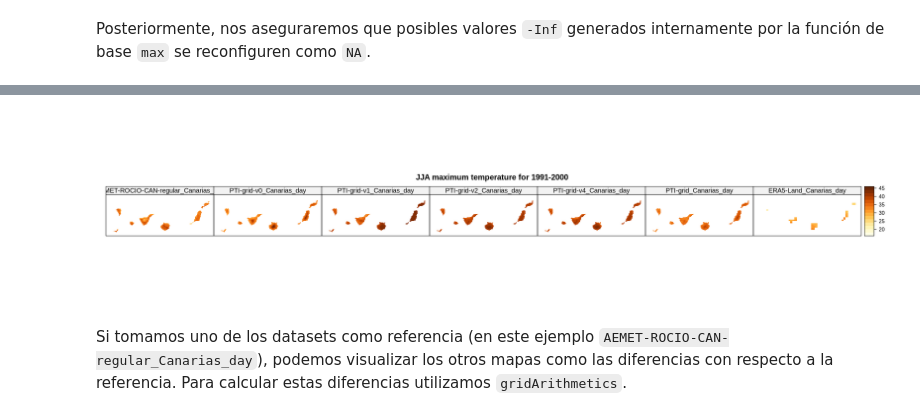
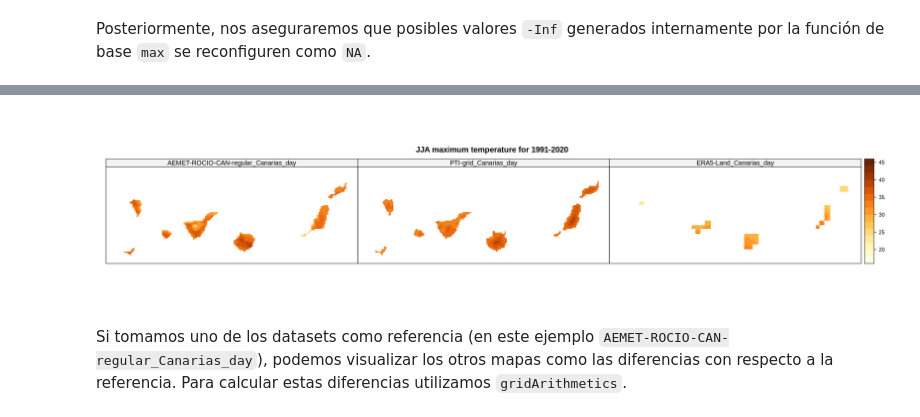
Before and after one commit to SantanderMetGroup/PTI-Clima-Datalab, a Jupyter notebook: Notebooks/R/intercomp_rejillas_obs_Canarias_R.ipynb, the cells around one changed output, grey strips where cells are left out. Saved outputs shown, nothing was run; the diff lists cells and outputs as text; code cells hidden in the pictures.

```diff
--- a/Notebooks/R/intercomp_rejillas_obs_Canarias_R.ipynb
+++ b/Notebooks/R/intercomp_rejillas_obs_Canarias_R.ipynb
@@ -239,0 +242,3 @@ datasets <- datasets[ind, ] %>% print
+# %%
+ind <- grep("PTI-grid-v", datasets$dataset, invert = TRUE)
+datasets <- datasets[ind, ] %>% print
@@ -505,6 +493,6 @@ spatialPlot(climatology(tasmax.jja.grid.max),
             set.max = 46,
             color.theme = "YlOrBr",
             layout = c(getShape(tasmax.jja.grid.max, "member"), 1),
-            main = "JJA maximum temperature for 1991-2000",
+            main = "JJA maximum temperature for 1991-2020",
             strip = strip.custom(factor.levels = tasmax.jja.grid.max$Members))
 # %% [output]
@@ -514,4 +502,4 @@ spatialPlot(climatology(tasmax.jja.grid.max),
-[figure, old version]
+[figure, new version]
 # %% [markdown]
 Si tomamos uno de los datasets como referencia (en este ejemplo `AEMET-ROCIO-CAN-regular_Canarias_day`), podemos visualizar los otros mapas como las diferencias con respecto a la referencia. Para calcular estas diferencias utilizamos `gridArithmetics`.
 # %%
```
Also changed, not shown: parts of 22 cells of this notebook.
